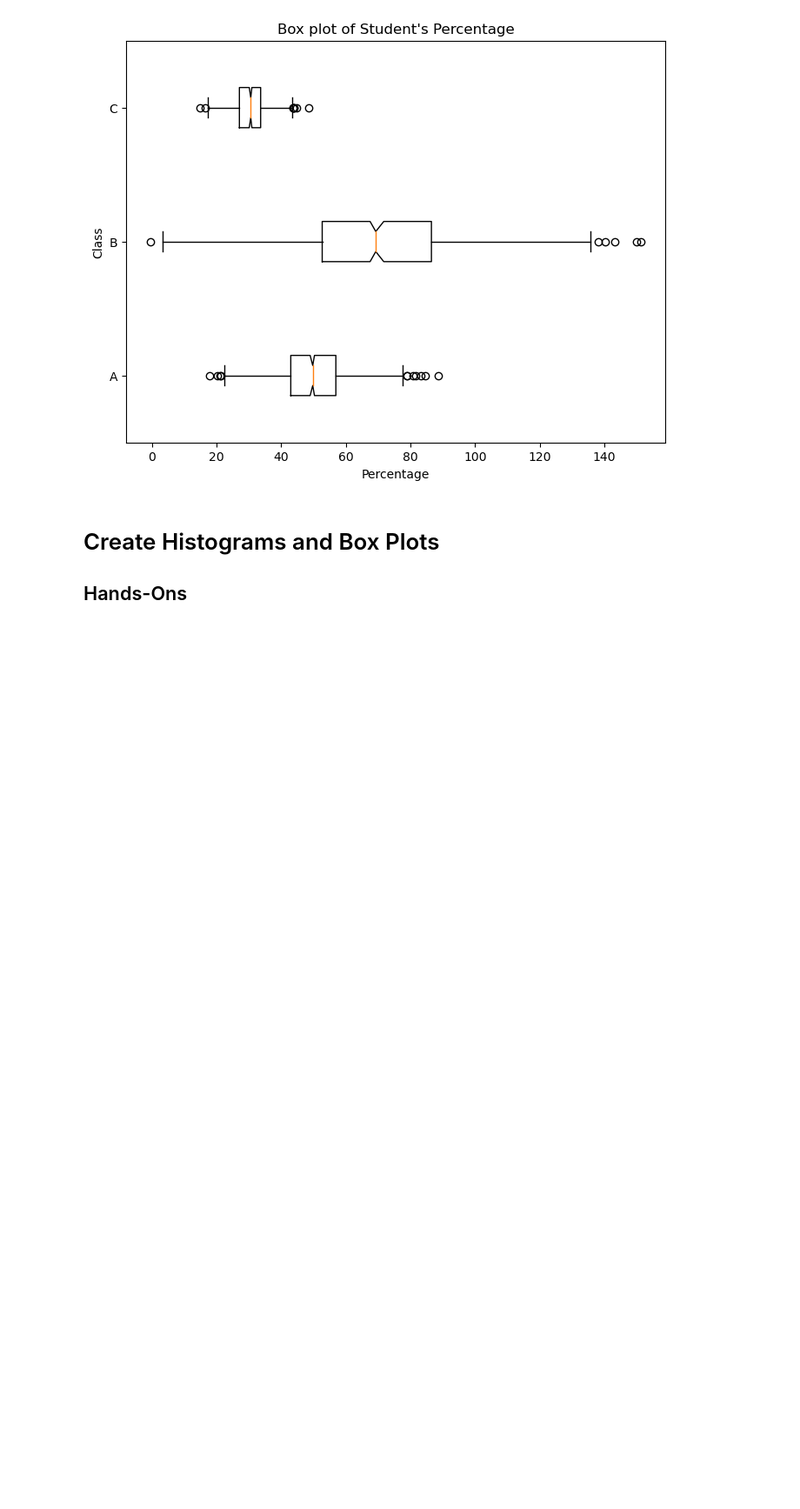
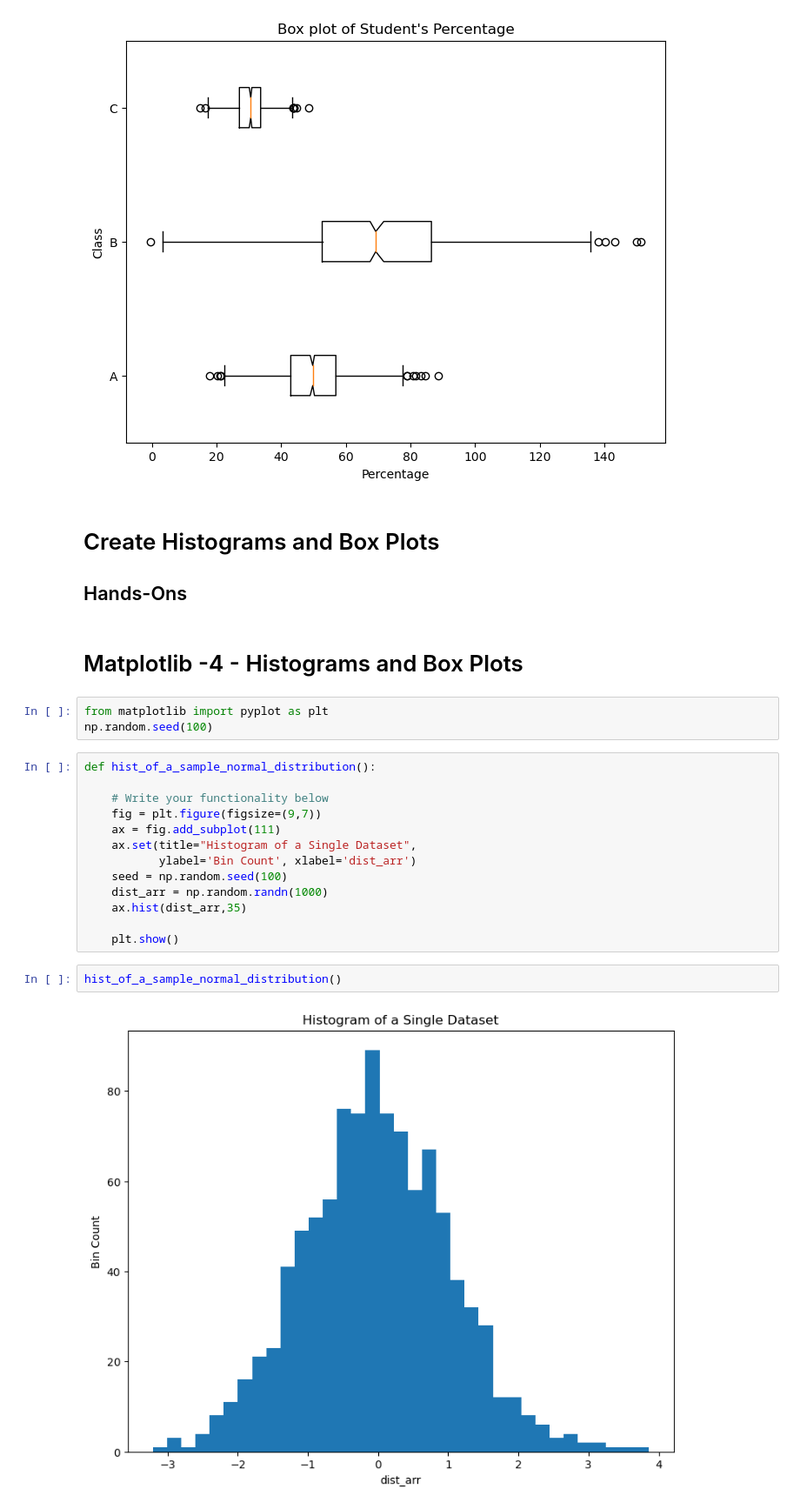
Before and after one commit to yohovani/Cursos, a Jupyter notebook: Histograms and Box Plots.ipynb, the cells around one changed output. Shown: that part at 87% size. Cells and saved outputs as stored; diff of their text form; blank space fills up the shorter version.

Commit message:
Hands-Ons 'Create Histograms and Box Plots'

```diff
--- a/Histograms and Box Plots.ipynb
+++ b/Histograms and Box Plots.ipynb
@@ -129,3 +129,25 @@ plt.show()
 # %% [markdown]
 # Create Histograms and Box Plots
 ## Hands-Ons
+# %% [markdown]
+# Matplotlib -4 - Histograms and Box Plots
+# %%
+from matplotlib import pyplot as plt
+np.random.seed(100)
+# %%
+def hist_of_a_sample_normal_distribution():
+
+    # Write your functionality below
+    fig = plt.figure(figsize=(9,7))
+    ax = fig.add_subplot(111)
+    ax.set(title="Histogram of a Single Dataset",
+           ylabel='Bin Count', xlabel='dist_arr')
+    seed = np.random.seed(100)
+    dist_arr = np.random.randn(1000)
+    ax.hist(dist_arr,35)
+
+    plt.show()
+# %%
+hist_of_a_sample_normal_distribution()
+# %% [output]
+[figure, added]
```
Also changed, not shown: parts of 2 cells of this notebook.
